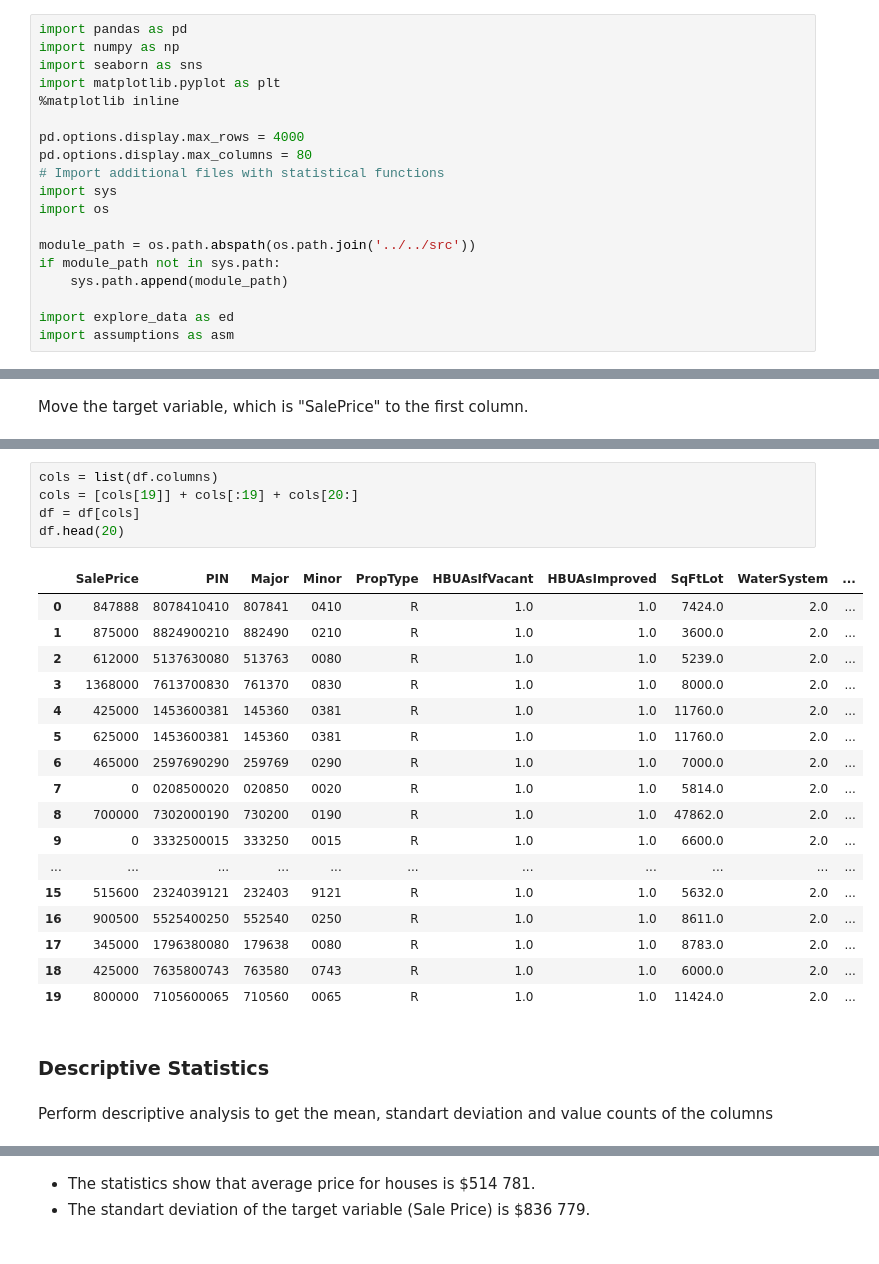
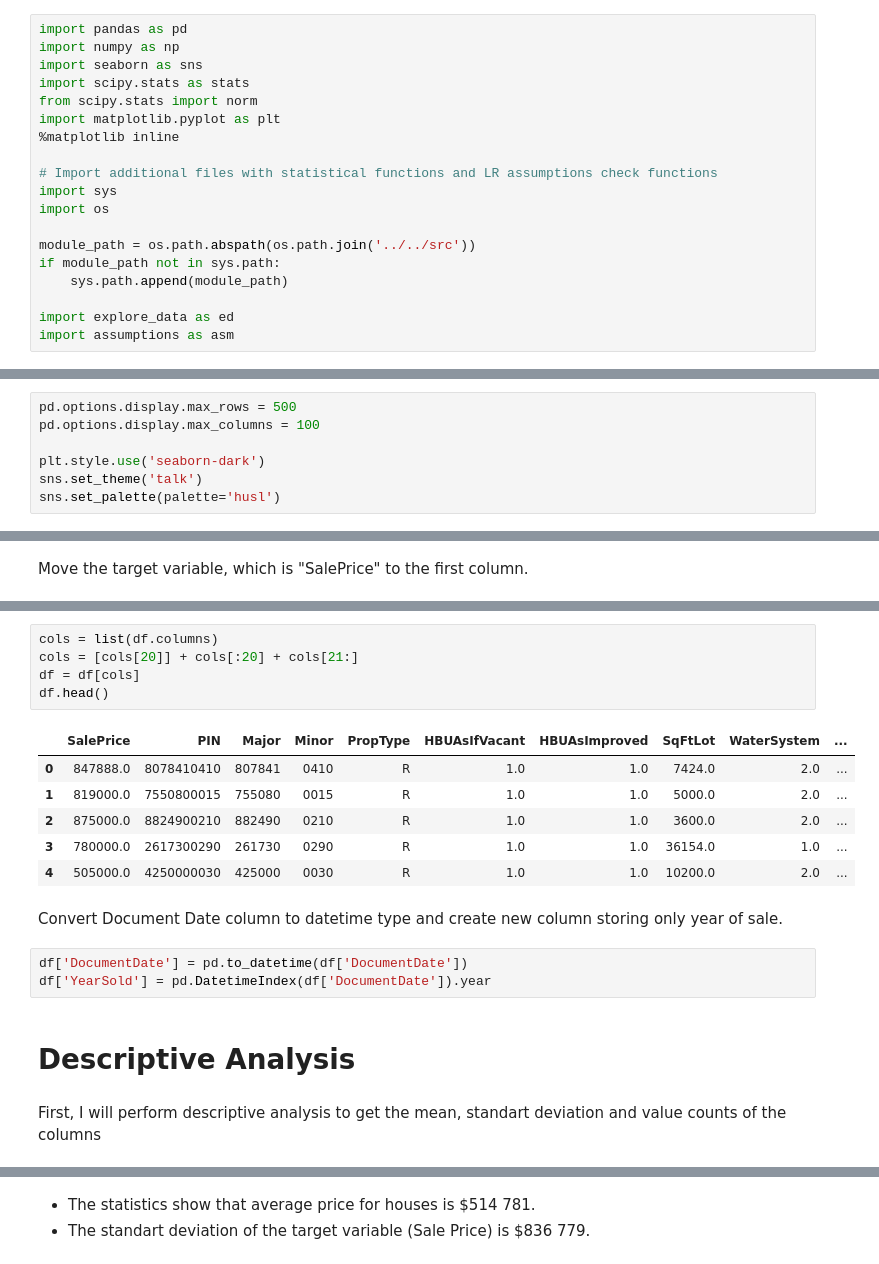
Before and after one commit to zyazyaG/Kings_County_Home_Price_Analysis, a Jupyter notebook: notebooks/exploratory/Untitled1.ipynb, the cells around one changed output, grey strips where cells are left out. Cells and saved outputs as stored; diff of their text form.

```diff
--- a/notebooks/exploratory/Untitled1.ipynb
+++ b/notebooks/exploratory/Untitled1.ipynb
@@ -8,12 +14,12 @@ In this notebook I will explore processed datasets named "merged.csv" and perfor
 import pandas as pd
 import numpy as np
 import seaborn as sns
+import scipy.stats as stats
+from scipy.stats import norm
 import matplotlib.pyplot as plt
 %matplotlib inline
 
-pd.options.display.max_rows = 4000
-pd.options.display.max_columns = 80
-# Import additional files with statistical functions
+# Import additional files with statistical functions and LR assumptions check functions
 import sys
 import os
 
@@ -26 +47,8 @@ import assumptions as asm
+# %%
+pd.options.display.max_rows = 500
+pd.options.display.max_columns = 100
+
+plt.style.use('seaborn-dark')
+sns.set_theme('talk')
+sns.set_palette(palette='husl')
 # %% [markdown]
@@ -59,30 +87,24 @@ print(letters_index)
 # %%
 cols = list(df.columns)
-cols = [cols[19]] + cols[:19] + cols[20:]
+cols = [cols[20]] + cols[:20] + cols[21:]
 df = df[cols]
-df.head(20)
+df.head()
 # %% [output]
 |  | SalePrice | PIN | Major | Minor | PropType | HBUAsIfVacant | HBUAsImproved | SqFtLot | WaterSystem | ... |
-| 0 | 847888 | 8078410410 | 807841 | 0410 | R | 1.0 | 1.0 | 7424.0 | 2.0 | ... |
-| 1 | 875000 | 8824900210 | 882490 | 0210 | R | 1.0 | 1.0 | 3600.0 | 2.0 | ... |
-| 2 | 612000 | 5137630080 | 513763 | 0080 | R | 1.0 | 1.0 | 5239.0 | 2.0 | ... |
-| 3 | 1368000 | 7613700830 | 761370 | 0830 | R | 1.0 | 1.0 | 8000.0 | 2.0 | ... |
-| 4 | 425000 | 1453600381 | 145360 | 0381 | R | 1.0 | 1.0 | 11760.0 | 2.0 | ... |
-| 5 | 625000 | 1453600381 | 145360 | 0381 | R | 1.0 | 1.0 | 11760.0 | 2.0 | ... |
-| 6 | 465000 | 2597690290 | 259769 | 0290 | R | 1.0 | 1.0 | 7000.0 | 2.0 | ... |
-| 7 | 0 | 0208500020 | 020850 | 0020 | R | 1.0 | 1.0 | 5814.0 | 2.0 | ... |
-| 8 | 700000 | 7302000190 | 730200 | 0190 | R | 1.0 | 1.0 | 47862.0 | 2.0 | ... |
-| 9 | 0 | 3332500015 | 333250 | 0015 | R | 1.0 | 1.0 | 6600.0 | 2.0 | ... |
-| ... | ... | ... | ... | ... | ... | ... | ... | ... | ... | ... |
-| 15 | 515600 | 2324039121 | 232403 | 9121 | R | 1.0 | 1.0 | 5632.0 | 2.0 | ... |
-| 16 | 900500 | 5525400250 | 552540 | 0250 | R | 1.0 | 1.0 | 8611.0 | 2.0 | ... |
-| 17 | 345000 | 1796380080 | 179638 | 0080 | R | 1.0 | 1.0 | 8783.0 | 2.0 | ... |
-| 18 | 425000 | 7635800743 | 763580 | 0743 | R | 1.0 | 1.0 | 6000.0 | 2.0 | ... |
-| 19 | 800000 | 7105600065 | 710560 | 0065 | R | 1.0 | 1.0 | 11424.0 | 2.0 | ... |
+| 0 | 847888.0 | 8078410410 | 807841 | 0410 | R | 1.0 | 1.0 | 7424.0 | 2.0 | ... |
+| 1 | 819000.0 | 7550800015 | 755080 | 0015 | R | 1.0 | 1.0 | 5000.0 | 2.0 | ... |
+| 2 | 875000.0 | 8824900210 | 882490 | 0210 | R | 1.0 | 1.0 | 3600.0 | 2.0 | ... |
+| 3 | 780000.0 | 2617300290 | 261730 | 0290 | R | 1.0 | 1.0 | 36154.0 | 1.0 | ... |
+| 4 | 505000.0 | 4250000030 | 425000 | 0030 | R | 1.0 | 1.0 | 10200.0 | 2.0 | ... |
+# %% [markdown]
+Convert Document Date column to datetime type and create new column storing only year of sale.
+# %%
+df['DocumentDate'] = pd.to_datetime(df['DocumentDate'])
+df['YearSold'] = pd.DatetimeIndex(df['DocumentDate']).year
 # %% [markdown]
-### Descriptive Statistics
+# Descriptive Analysis
 # %% [markdown]
-Perform descriptive analysis to get the mean, standart deviation and value counts of the columns
+First, I will perform descriptive analysis to get the mean, standart deviation and value counts of the columns
 # %%
 df.describe()
 # %% [output]
```
Also changed, not shown: parts of 196 cells of this notebook, 6 other files.
